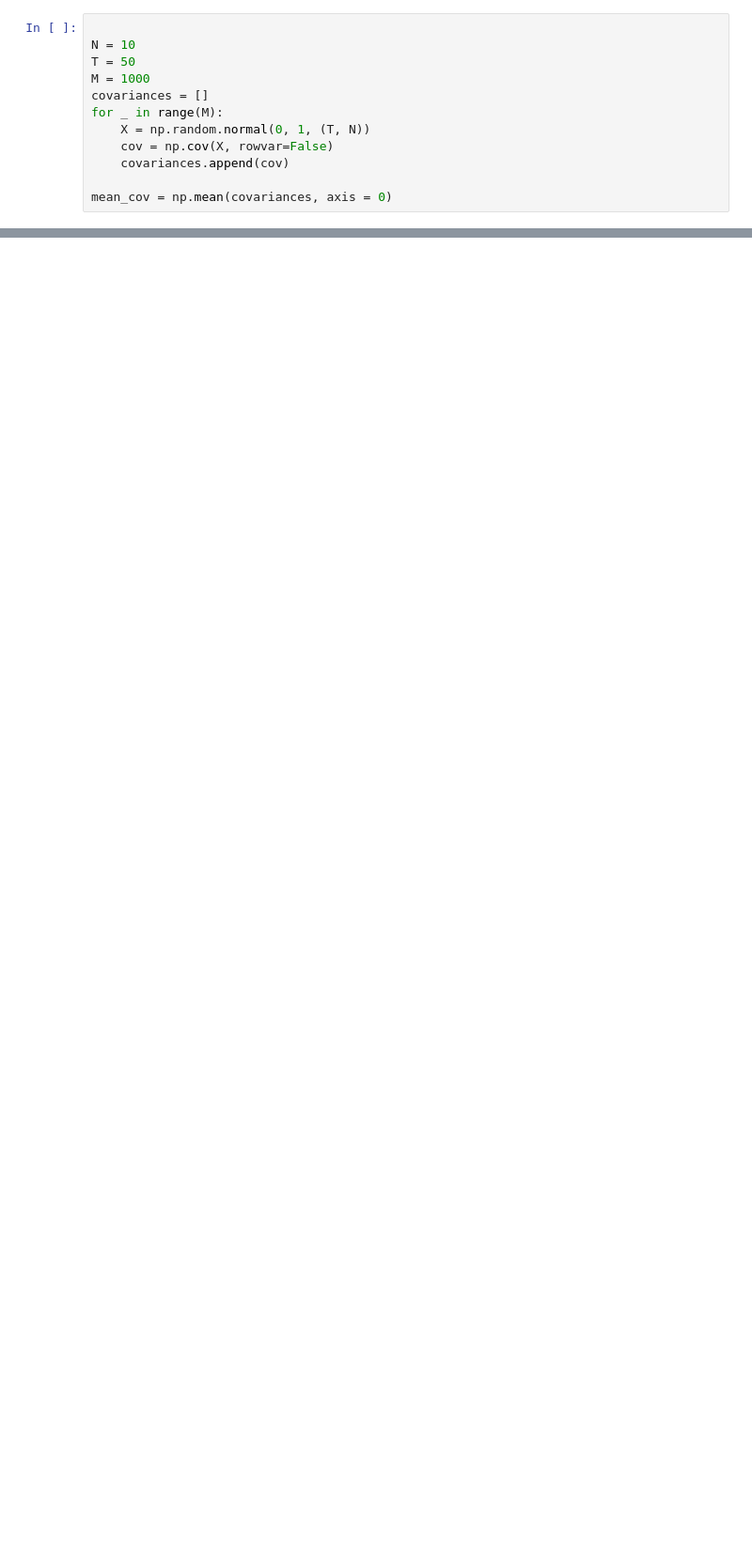
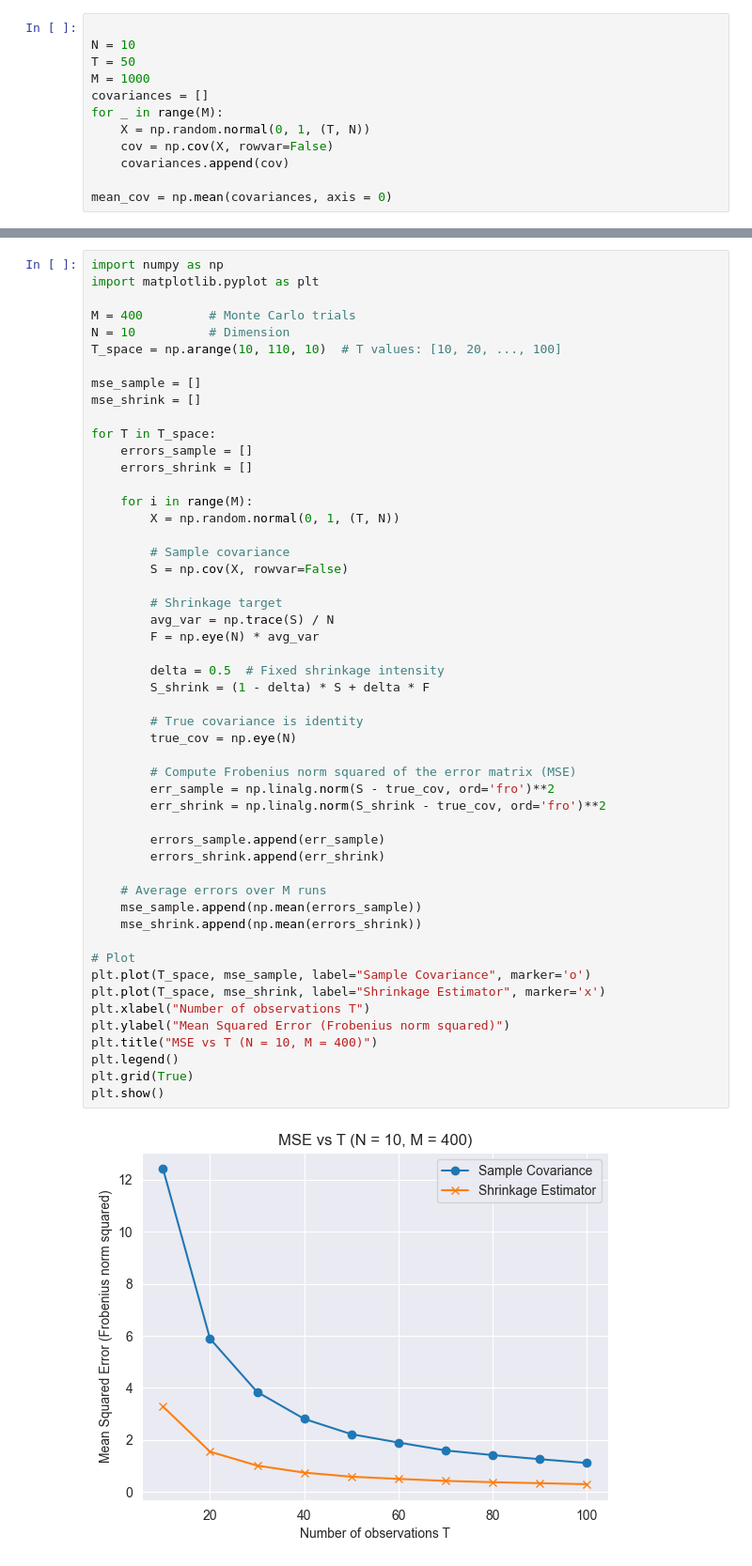
Before and after one commit to denystiger/Finance, a Jupyter notebook: Port Opt/Port opt.ipynb, the cells around one changed output, grey strips where cells are left out. Shown at 94% size. Saved outputs shown, nothing was run; the diff lists cells and outputs as text; blank space fills up the shorter version.

```diff
--- a/Port Opt/Port opt.ipynb
+++ b/Port Opt/Port opt.ipynb
@@ -490,0 +510,53 @@ Mean MSE (Heavy-Tailed Est): 0.699238
+# %%
+import numpy as np
+import matplotlib.pyplot as plt
+
+M = 400         # Monte Carlo trials
+N = 10          # Dimension
+T_space = np.arange(10, 110, 10)  # T values: [10, 20, ..., 100]
+
+mse_sample = []
+mse_shrink = []
+
+for T in T_space:
+    errors_sample = []
+    errors_shrink = []
+
+    for i in range(M):
+        X = np.random.normal(0, 1, (T, N))
+
+        # Sample covariance
+        S = np.cov(X, rowvar=False)
+
+        # Shrinkage target
+        avg_var = np.trace(S) / N
+        F = np.eye(N) * avg_var
+
+        delta = 0.5  # Fixed shrinkage intensity
+        S_shrink = (1 - delta) * S + delta * F
+
+        # True covariance is identity
+        true_cov = np.eye(N)
+
+        # Compute Frobenius norm squared of the error matrix (MSE)
+        err_sample = np.linalg.norm(S - true_cov, ord='fro')**2
+        err_shrink = np.linalg.norm(S_shrink - true_cov, ord='fro')**2
+
+        errors_sample.append(err_sample)
+        errors_shrink.append(err_shrink)
+
+    # Average errors over M runs
+    mse_sample.append(np.mean(errors_sample))
+    mse_shrink.append(np.mean(errors_shrink))
+
+# Plot
+plt.plot(T_space, mse_sample, label="Sample Covariance", marker='o')
+plt.plot(T_space, mse_shrink, label="Shrinkage Estimator", marker='x')
+plt.xlabel("Number of observations T")
+plt.ylabel("Mean Squared Error (Frobenius norm squared)")
+plt.title("MSE vs T (N = 10, M = 400)")
+plt.legend()
+plt.grid(True)
+plt.show()
+# %% [output]
+[figure, added]
```
Also changed, not shown: parts of 13 cells of this notebook, 36 other files.
